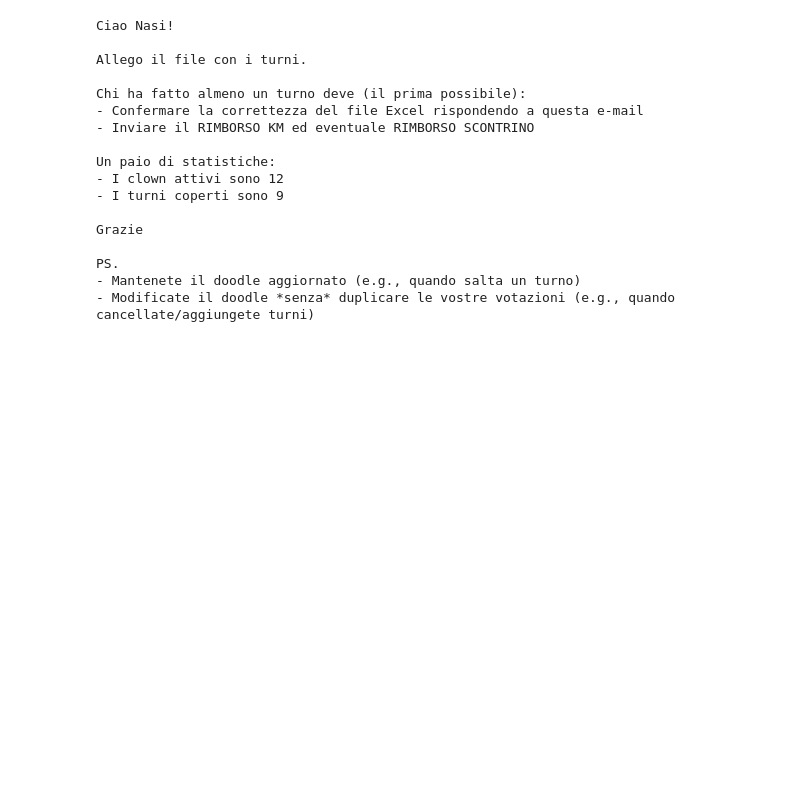
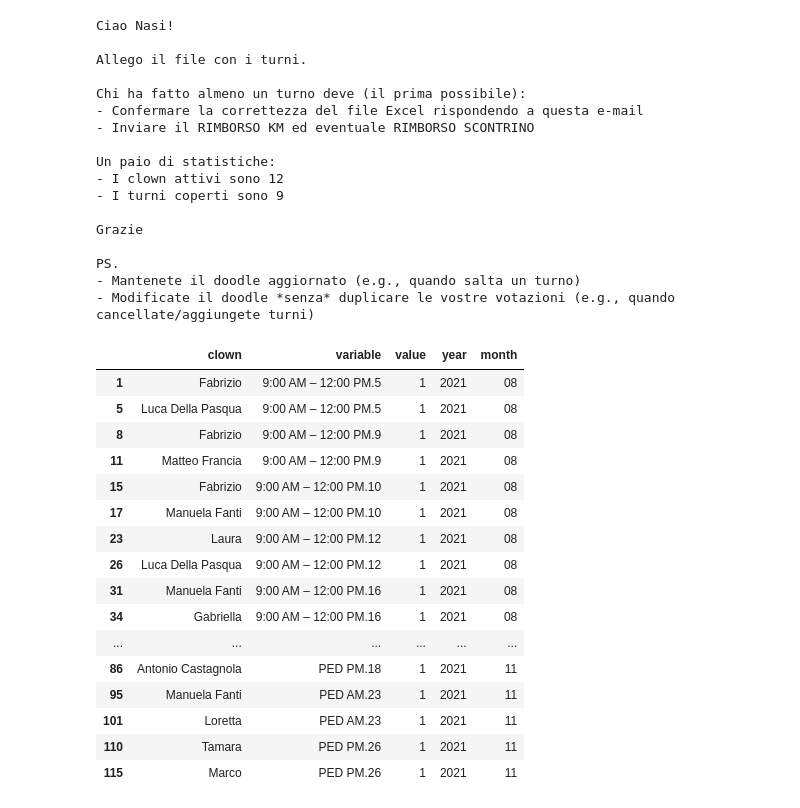
Before and after one commit to w4bo/mydoodle-python, a Jupyter notebook: Check turni.ipynb, the cells around one changed output. Cells and saved outputs as stored; diff of their text form; code cells hidden in the pictures; blank space fills up the shorter version.

```diff
--- a/Check turni.ipynb
+++ b/Check turni.ipynb
@@ -68,3 +69,54 @@ Grazie
 PS.
 - Mantenete il doodle aggiornato (e.g., quando salta un turno)
 - Modificate il doodle *senza* duplicare le vostre votazioni (e.g., quando cancellate/aggiungete turni)
+# %%
+from os import listdir
+from os.path import isfile, join
+
+def transcode(x):
+    if "Matteo F" in x:
+        return "Matteo Francia"
+    elif "Antonio" in x:
+        return "Antonio Castagnola"
+    elif "Gabriella" in x:
+        return "Gabriella"
+    elif "Silvia Pimpinella" in x:
+        return "Silvia Severi"
+    else:
+        return x
+
+mypath = "data/"
+onlyfiles = [f for f in listdir(mypath) if isfile(join(mypath, f)) and f.endswith(".xls")]
+dff = pd.DataFrame()
+for f in onlyfiles:
+    df = pd.read_excel("data/" + f, skiprows=5)
+    df = df.fillna(value=0)
+    df = df.replace("OK", 1)
+    df.columns = ["clown"] + [x for x in df.columns[1:]]
+    df = df[df["clown"].apply(lambda x: x != "Count" and x != "Conta")]
+    df = df[["clown"] + [x for x in df.select_dtypes('number').columns if df[x].sum() >= 2]]
+    df["clown"] = df["clown"].apply(lambda x: transcode(x))
+    df = df.melt(id_vars=["clown"])
+    df["year"] = f.split("-")[0]
+    df["month"] = f.split("-")[1].replace(".xls", "")
+    df = df[df["value"].apply(lambda x: x > 0)]
+    dff = dff.append(df)
+dff
+# %% [output]
+|  | clown | variable | value | year | month |
+| 1 | Fabrizio | 9:00 AM – 12:00 PM.5 | 1 | 2021 | 08 |
+| 5 | Luca Della Pasqua | 9:00 AM – 12:00 PM.5 | 1 | 2021 | 08 |
+| 8 | Fabrizio | 9:00 AM – 12:00 PM.9 | 1 | 2021 | 08 |
+| 11 | Matteo Francia | 9:00 AM – 12:00 PM.9 | 1 | 2021 | 08 |
+| 15 | Fabrizio | 9:00 AM – 12:00 PM.10 | 1 | 2021 | 08 |
+| 17 | Manuela Fanti | 9:00 AM – 12:00 PM.10 | 1 | 2021 | 08 |
+| 23 | Laura | 9:00 AM – 12:00 PM.12 | 1 | 2021 | 08 |
+| 26 | Luca Della Pasqua | 9:00 AM – 12:00 PM.12 | 1 | 2021 | 08 |
+| 31 | Manuela Fanti | 9:00 AM – 12:00 PM.16 | 1 | 2021 | 08 |
+| 34 | Gabriella | 9:00 AM – 12:00 PM.16 | 1 | 2021 | 08 |
+| ... | ... | ... | ... | ... | ... |
+| 86 | Antonio Castagnola | PED PM.18 | 1 | 2021 | 11 |
+| 95 | Manuela Fanti | PED AM.23 | 1 | 2021 | 11 |
+| 101 | Loretta | PED AM.23 | 1 | 2021 | 11 |
+| 110 | Tamara | PED PM.26 | 1 | 2021 | 11 |
+| 115 | Marco | PED PM.26 | 1 | 2021 | 11 |
```
Also changed, not shown: parts of 9 cells of this notebook, 5 other files.
